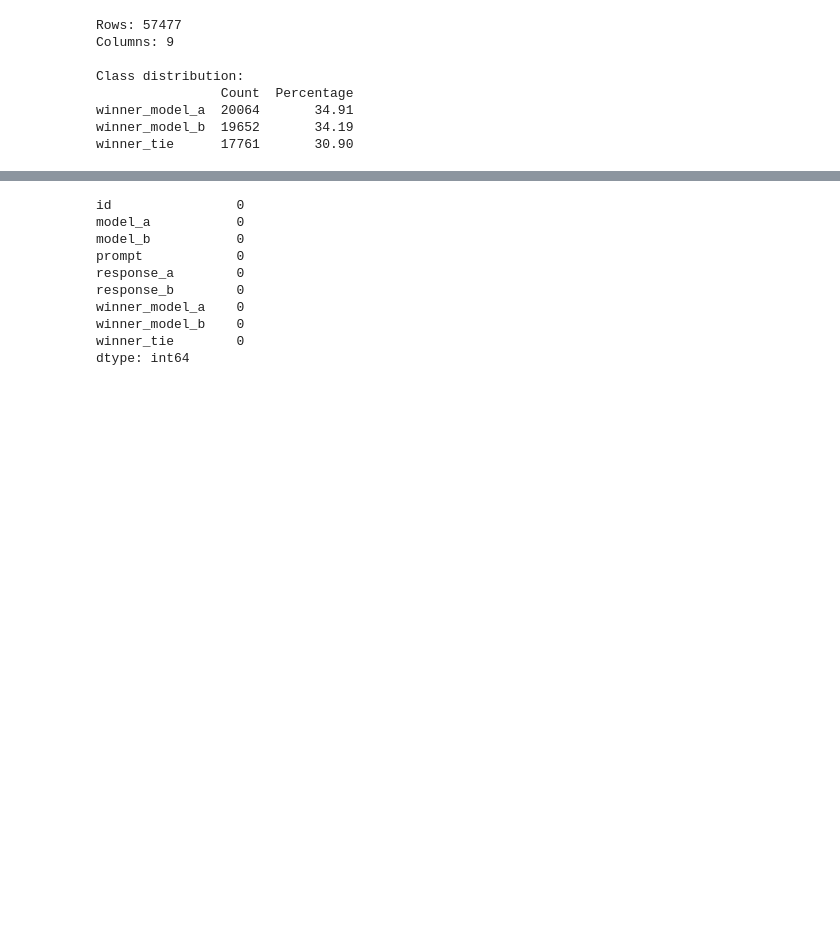
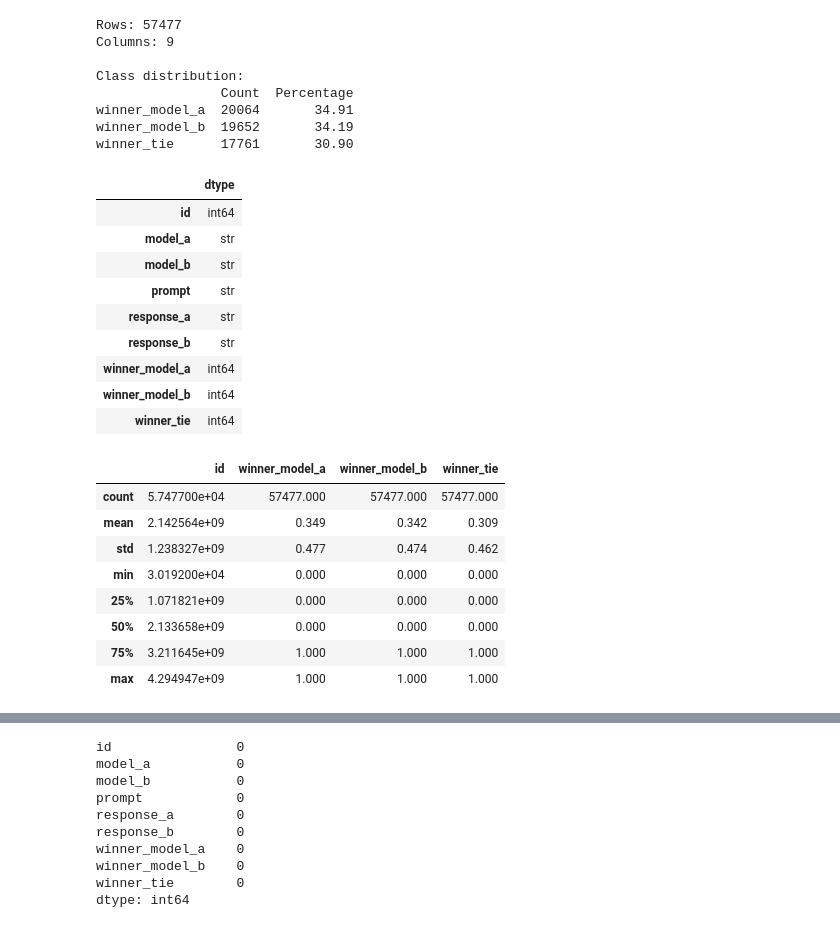
Before and after one commit to akdagdev/GROUP50_CENG313, a Jupyter notebook: assignment1_eda_baseline.ipynb, the cells around one changed output, grey strips where cells are left out. Saved outputs shown, nothing was run; the diff lists cells and outputs as text; code cells hidden in the pictures; blank space fills up the shorter version.

```diff
--- a/assignment1_eda_baseline.ipynb
+++ b/assignment1_eda_baseline.ipynb
@@ -47,3 +67,27 @@ Class distribution:
 winner_model_a  20064       34.91
 winner_model_b  19652       34.19
 winner_tie      17761       30.90
+# %%
+# Column types and summary statistics of the numeric columns.
+display(df.dtypes.rename("dtype").to_frame())
+display(df[["id"] + TARGET_COLS].describe().round(3))
+# %% [output]
+|  | dtype |
+| id | int64 |
+| model_a | str |
+| model_b | str |
+| prompt | str |
+| response_a | str |
+| response_b | str |
+| winner_model_a | int64 |
+| winner_model_b | int64 |
+| winner_tie | int64 |
+|  | id | winner_model_a | winner_model_b | winner_tie |
+| count | 5.747700e+04 | 57477.000 | 57477.000 | 57477.000 |
+| mean | 2.142564e+09 | 0.349 | 0.342 | 0.309 |
+| std | 1.238327e+09 | 0.477 | 0.474 | 0.462 |
+| min | 3.019200e+04 | 0.000 | 0.000 | 0.000 |
+| 25% | 1.071821e+09 | 0.000 | 0.000 | 0.000 |
+| 50% | 2.133658e+09 | 0.000 | 0.000 | 0.000 |
+| 75% | 3.211645e+09 | 1.000 | 1.000 | 1.000 |
+| max | 4.294947e+09 | 1.000 | 1.000 | 1.000 |
```
Also changed, not shown: parts of 44 cells of this notebook, 5 other files.
